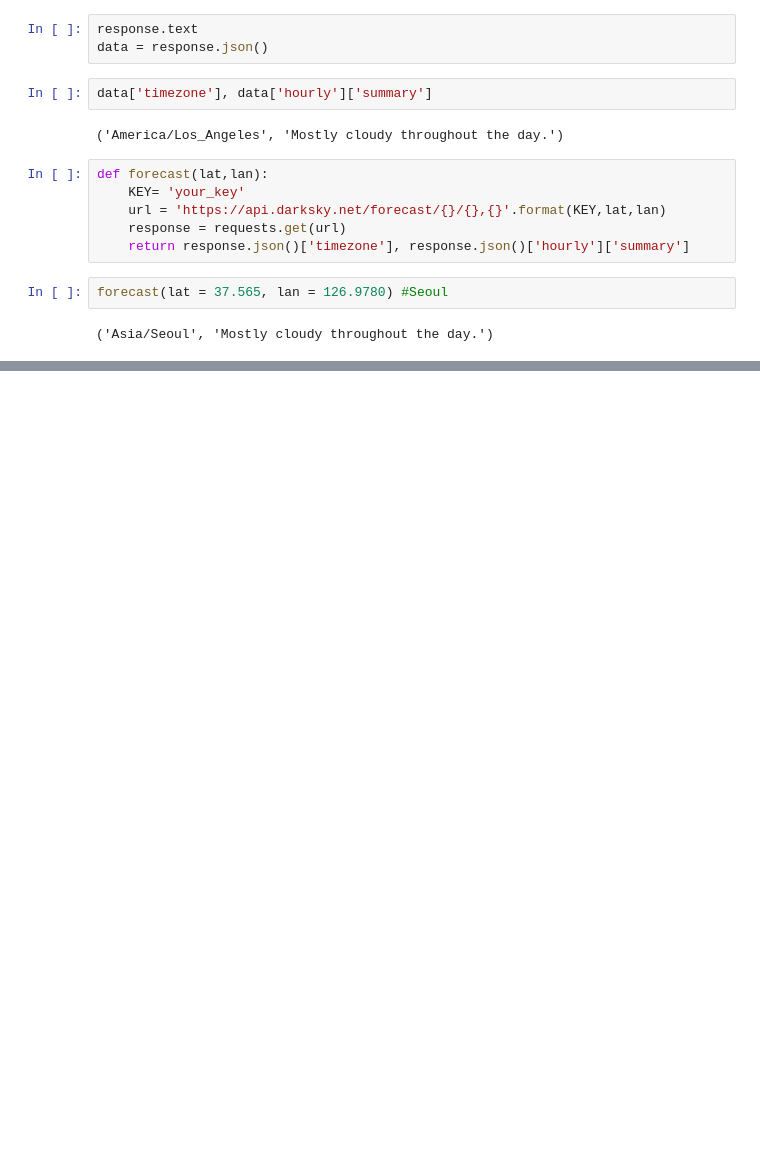
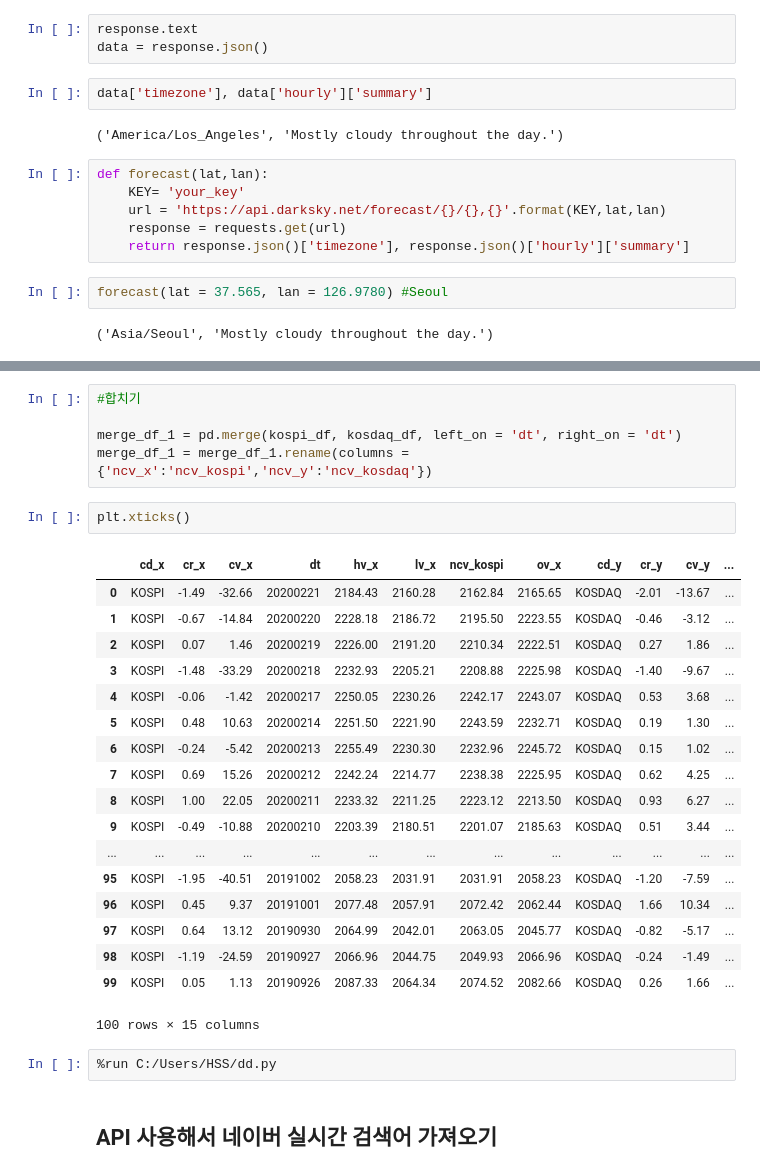
Before and after one commit to h33sun/TIL, a Jupyter notebook: python/20200220 크롤링_request.ipynb, the cells around one changed output, grey strips where cells are left out. Drawn from its saved outputs; the diff is of its cells as text; blank space fills up the shorter version.

```diff
--- a/python/20200220 크롤링_request.ipynb
+++ b/python/20200220 크롤링_request.ipynb
@@ -203,0 +231,30 @@ forecast(lat = 37.565, lan = 126.9780) #Seoul
+# %%
+#합치기
+
+merge_df_1 = pd.merge(kospi_df, kosdaq_df, left_on = 'dt', right_on = 'dt')
+merge_df_1 = merge_df_1.rename(columns ={'ncv_x':'ncv_kospi','ncv_y':'ncv_kosdaq'})
+# %%
+plt.xticks()
+# %% [output]
+|  | cd_x | cr_x | cv_x | dt | hv_x | lv_x | ncv_kospi | ov_x | cd_y | cr_y | cv_y | ... |
+| 0 | KOSPI | -1.49 | -32.66 | 20200221 | 2184.43 | 2160.28 | 2162.84 | 2165.65 | KOSDAQ | -2.01 | -13.67 | ... |
+| 1 | KOSPI | -0.67 | -14.84 | 20200220 | 2228.18 | 2186.72 | 2195.50 | 2223.55 | KOSDAQ | -0.46 | -3.12 | ... |
+| 2 | KOSPI | 0.07 | 1.46 | 20200219 | 2226.00 | 2191.20 | 2210.34 | 2222.51 | KOSDAQ | 0.27 | 1.86 | ... |
+| 3 | KOSPI | -1.48 | -33.29 | 20200218 | 2232.93 | 2205.21 | 2208.88 | 2225.98 | KOSDAQ | -1.40 | -9.67 | ... |
+| 4 | KOSPI | -0.06 | -1.42 | 20200217 | 2250.05 | 2230.26 | 2242.17 | 2243.07 | KOSDAQ | 0.53 | 3.68 | ... |
+| 5 | KOSPI | 0.48 | 10.63 | 20200214 | 2251.50 | 2221.90 | 2243.59 | 2232.71 | KOSDAQ | 0.19 | 1.30 | ... |
+| 6 | KOSPI | -0.24 | -5.42 | 20200213 | 2255.49 | 2230.30 | 2232.96 | 2245.72 | KOSDAQ | 0.15 | 1.02 | ... |
+| 7 | KOSPI | 0.69 | 15.26 | 20200212 | 2242.24 | 2214.77 | 2238.38 | 2225.95 | KOSDAQ | 0.62 | 4.25 | ... |
+| 8 | KOSPI | 1.00 | 22.05 | 20200211 | 2233.32 | 2211.25 | 2223.12 | 2213.50 | KOSDAQ | 0.93 | 6.27 | ... |
+| 9 | KOSPI | -0.49 | -10.88 | 20200210 | 2203.39 | 2180.51 | 2201.07 | 2185.63 | KOSDAQ | 0.51 | 3.44 | ... |
+| ... | ... | ... | ... | ... | ... | ... | ... | ... | ... | ... | ... | ... |
+| 95 | KOSPI | -1.95 | -40.51 | 20191002 | 2058.23 | 2031.91 | 2031.91 | 2058.23 | KOSDAQ | -1.20 | -7.59 | ... |
+| 96 | KOSPI | 0.45 | 9.37 | 20191001 | 2077.48 | 2057.91 | 2072.42 | 2062.44 | KOSDAQ | 1.66 | 10.34 | ... |
+| 97 | KOSPI | 0.64 | 13.12 | 20190930 | 2064.99 | 2042.01 | 2063.05 | 2045.77 | KOSDAQ | -0.82 | -5.17 | ... |
+| 98 | KOSPI | -1.19 | -24.59 | 20190927 | 2066.96 | 2044.75 | 2049.93 | 2066.96 | KOSDAQ | -0.24 | -1.49 | ... |
+| 99 | KOSPI | 0.05 | 1.13 | 20190926 | 2087.33 | 2064.34 | 2074.52 | 2082.66 | KOSDAQ | 0.26 | 1.66 | ... |
+100 rows × 15 columns
+# %%
+%run C:/Users/HSS/dd.py
+# %% [markdown]
+## API 사용해서 네이버 실시간 검색어 가져오기
```
Also changed, not shown: parts of 40 cells of this notebook.
